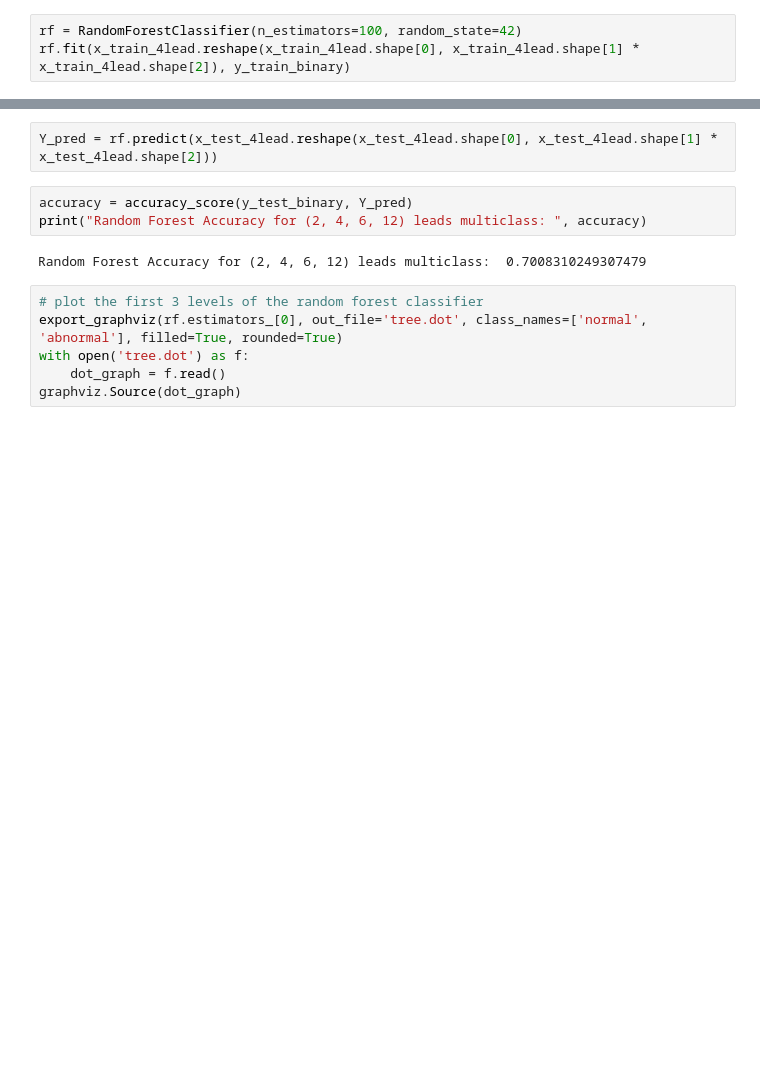
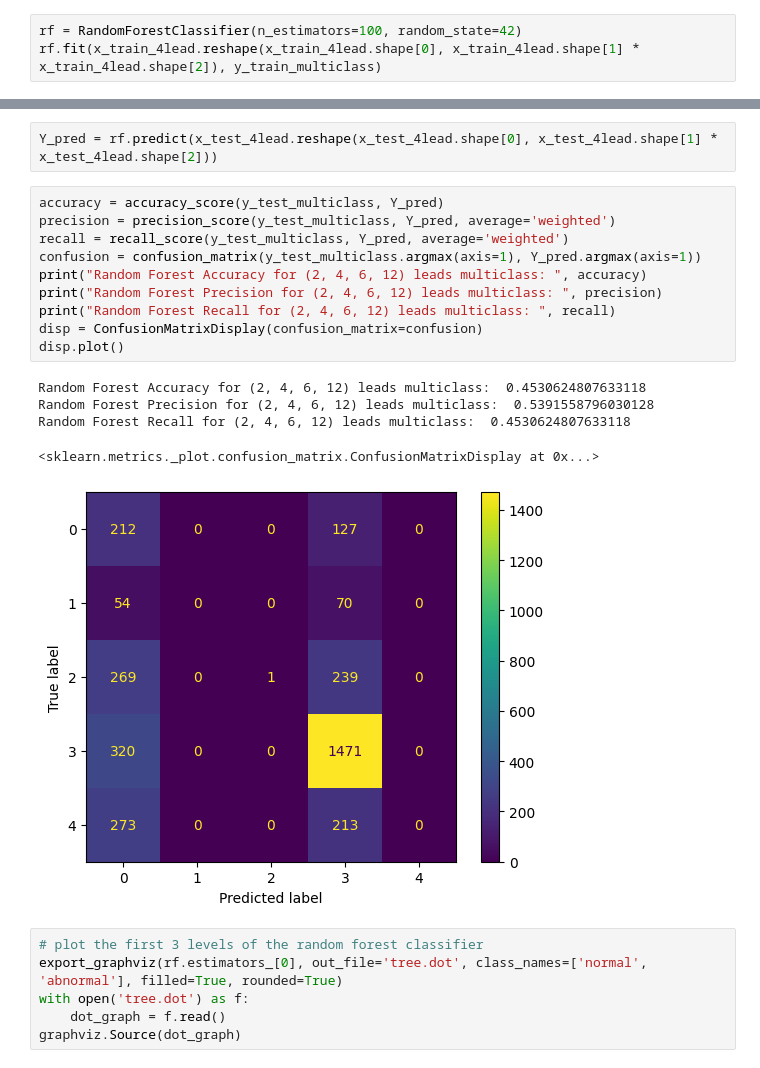
Before and after one commit to sourav-behera/cvProject, a Jupyter notebook: detection3.ipynb, the cells around one changed output, grey strips where cells are left out. Saved outputs shown, nothing was run; the diff lists cells and outputs as text; blank space fills up the shorter version.

```diff
--- a/detection3.ipynb
+++ b/detection3.ipynb
@@ -583,16 +611,27 @@ plt.show()
 #### Using Random Forest Classification for (2, 4, 6, 12) leads
 # %%
 rf = RandomForestClassifier(n_estimators=100, random_state=42)
-rf.fit(x_train_4lead.reshape(x_train_4lead.shape[0], x_train_4lead.shape[1] * x_train_4lead.shape[2]), y_train_binary)
+rf.fit(x_train_4lead.reshape(x_train_4lead.shape[0], x_train_4lead.shape[1] * x_train_4lead.shape[2]), y_train_multiclass)
 # %% [output]
 RandomForestClassifier(random_state=42)
 # %%
 Y_pred = rf.predict(x_test_4lead.reshape(x_test_4lead.shape[0], x_test_4lead.shape[1] * x_test_4lead.shape[2]))
-# %%
-accuracy = accuracy_score(y_test_binary, Y_pred)
-print("Random Forest Accuracy for (2, 4, 6, 12) leads multiclass: ", accuracy)
-# %% [output]
-Random Forest Accuracy for (2, 4, 6, 12) leads multiclass:  0.7008310249307479
+# %%
+accuracy = accuracy_score(y_test_multiclass, Y_pred)
+precision = precision_score(y_test_multiclass, Y_pred, average='weighted')
+recall = recall_score(y_test_multiclass, Y_pred, average='weighted')
+confusion = confusion_matrix(y_test_multiclass.argmax(axis=1), Y_pred.argmax(axis=1))
+print("Random Forest Accuracy for (2, 4, 6, 12) leads multiclass: ", accuracy)
+print("Random Forest Precision for (2, 4, 6, 12) leads multiclass: ", precision)
+print("Random Forest Recall for (2, 4, 6, 12) leads multiclass: ", recall)
+disp = ConfusionMatrixDisplay(confusion_matrix=confusion)
+disp.plot()
+# %% [output]
+Random Forest Accuracy for (2, 4, 6, 12) leads multiclass:  0.4530624807633118
+Random Forest Precision for (2, 4, 6, 12) leads multiclass:  0.5391558796030128
+Random Forest Recall for (2, 4, 6, 12) leads multiclass:  0.4530624807633118
+<sklearn.metrics._plot.confusion_matrix.ConfusionMatrixDisplay at 0x...>
+[figure, added]
 # %%
 # plot the first 3 levels of the random forest classifier
 export_graphviz(rf.estimators_[0], out_file='tree.dot', class_names=['normal', 'abnormal'], filled=True, rounded=True)
```
Also changed, not shown: parts of 17 cells of this notebook, 1 other file.
